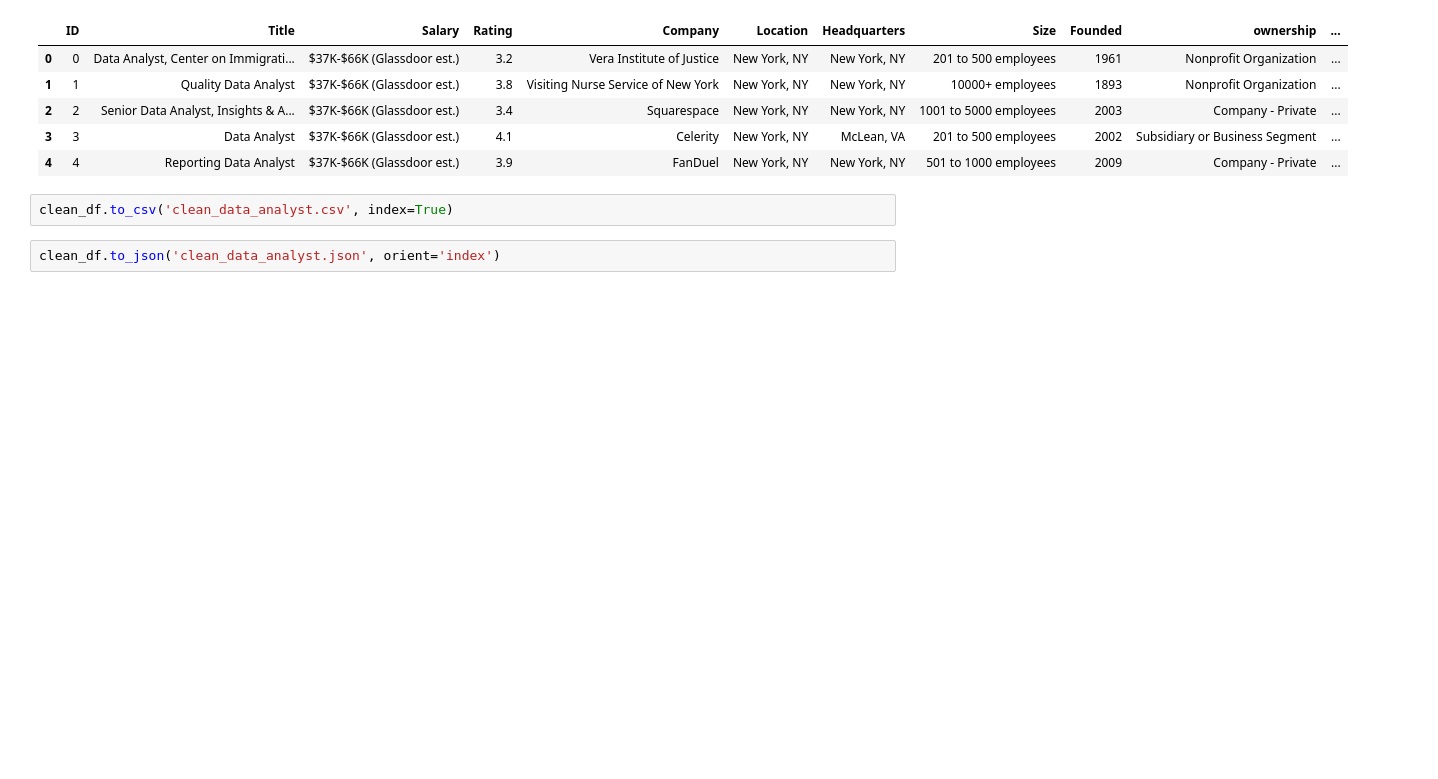
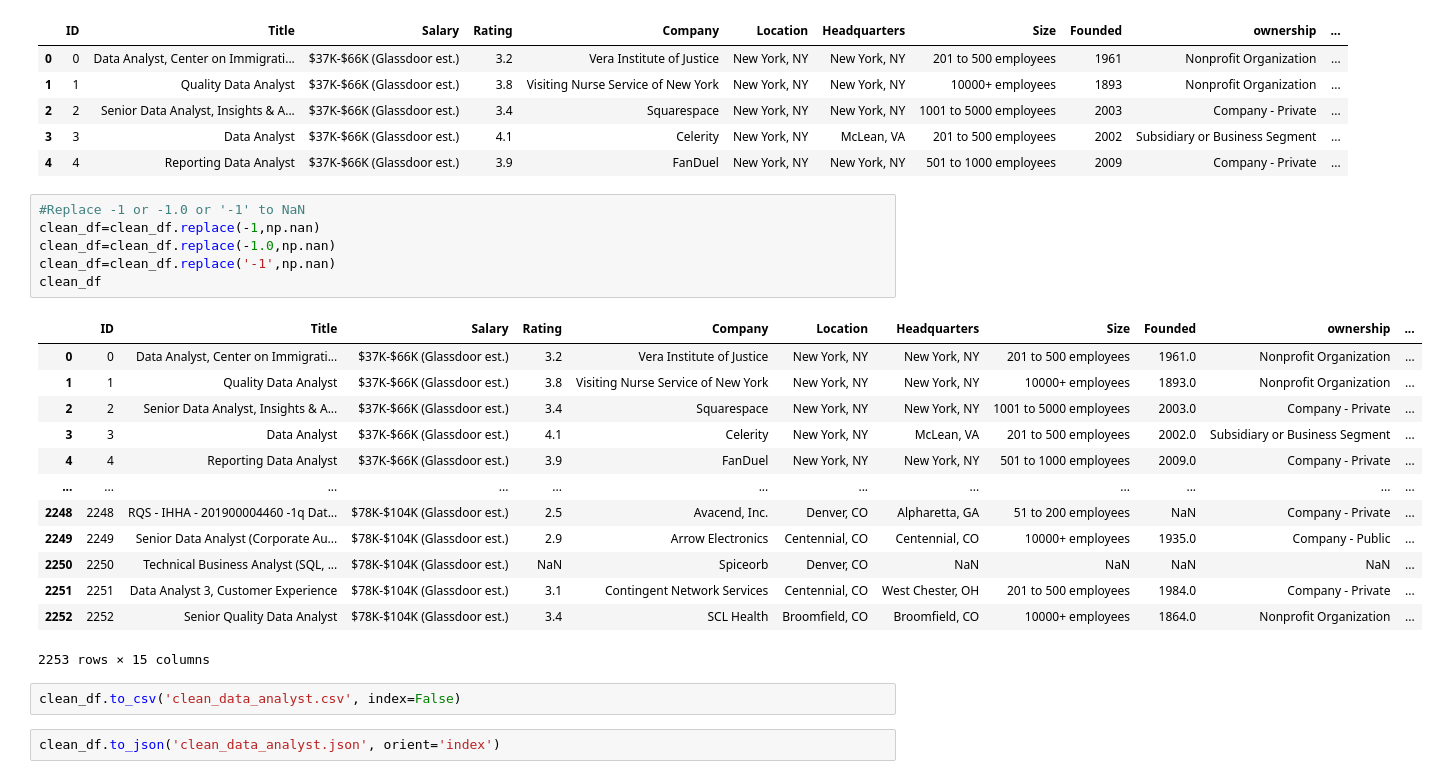
Before and after one commit to davism02/Data-Analyst-Project-3, a Jupyter notebook: Data/datacleaning.ipynb, the cells around one changed output. Saved outputs shown, nothing was run; the diff lists cells and outputs as text; blank space fills up the shorter version.

```diff
--- a/Data/datacleaning.ipynb
+++ b/Data/datacleaning.ipynb
@@ -83,7 +95,27 @@ clean_df.head()
 | 2 | 2 | Senior Data Analyst, Insights & A... | $37K-$66K (Glassdoor est.) | 3.4 | Squarespace | New York, NY | New York, NY | 1001 to 5000 employees | 2003 | Company - Private | ... |
 | 3 | 3 | Data Analyst | $37K-$66K (Glassdoor est.) | 4.1 | Celerity | New York, NY | McLean, VA | 201 to 500 employees | 2002 | Subsidiary or Business Segment | ... |
 | 4 | 4 | Reporting Data Analyst | $37K-$66K (Glassdoor est.) | 3.9 | FanDuel | New York, NY | New York, NY | 501 to 1000 employees | 2009 | Company - Private | ... |
+# %%
+#Replace -1 or -1.0 or '-1' to NaN
+clean_df=clean_df.replace(-1,np.nan)
+clean_df=clean_df.replace(-1.0,np.nan)
+clean_df=clean_df.replace('-1',np.nan)
+clean_df
+# %% [output]
+|  | ID | Title | Salary | Rating | Company | Location | Headquarters | Size | Founded | ownership | ... |
+| 0 | 0 | Data Analyst, Center on Immigrati... | $37K-$66K (Glassdoor est.) | 3.2 | Vera Institute of Justice | New York, NY | New York, NY | 201 to 500 employees | 1961.0 | Nonprofit Organization | ... |
+| 1 | 1 | Quality Data Analyst | $37K-$66K (Glassdoor est.) | 3.8 | Visiting Nurse Service of New York | New York, NY | New York, NY | 10000+ employees | 1893.0 | Nonprofit Organization | ... |
+| 2 | 2 | Senior Data Analyst, Insights & A... | $37K-$66K (Glassdoor est.) | 3.4 | Squarespace | New York, NY | New York, NY | 1001 to 5000 employees | 2003.0 | Company - Private | ... |
+| 3 | 3 | Data Analyst | $37K-$66K (Glassdoor est.) | 4.1 | Celerity | New York, NY | McLean, VA | 201 to 500 employees | 2002.0 | Subsidiary or Business Segment | ... |
+| 4 | 4 | Reporting Data Analyst | $37K-$66K (Glassdoor est.) | 3.9 | FanDuel | New York, NY | New York, NY | 501 to 1000 employees | 2009.0 | Company - Private | ... |
+| ... | ... | ... | ... | ... | ... | ... | ... | ... | ... | ... | ... |
+| 2248 | 2248 | RQS - IHHA - 201900004460 -1q Dat... | $78K-$104K (Glassdoor est.) | 2.5 | Avacend, Inc. | Denver, CO | Alpharetta, GA | 51 to 200 employees | NaN | Company - Private | ... |
+| 2249 | 2249 | Senior Data Analyst (Corporate Au... | $78K-$104K (Glassdoor est.) | 2.9 | Arrow Electronics | Centennial, CO | Centennial, CO | 10000+ employees | 1935.0 | Company - Public | ... |
+| 2250 | 2250 | Technical Business Analyst (SQL, ... | $78K-$104K (Glassdoor est.) | NaN | Spiceorb | Denver, CO | NaN | NaN | NaN | NaN | ... |
+| 2251 | 2251 | Data Analyst 3, Customer Experience | $78K-$104K (Glassdoor est.) | 3.1 | Contingent Network Services | Centennial, CO | West Chester, OH | 201 to 500 employees | 1984.0 | Company - Private | ... |
+| 2252 | 2252 | Senior Quality Data Analyst | $78K-$104K (Glassdoor est.) | 3.4 | SCL Health | Broomfield, CO | Broomfield, CO | 10000+ employees | 1864.0 | Nonprofit Organization | ... |
+2253 rows × 15 columns
 # %%
-clean_df.to_csv('clean_data_analyst.csv', index=True)
+clean_df.to_csv('clean_data_analyst.csv', index=False)
 # %%
 clean_df.to_json('clean_data_analyst.json', orient='index')
```
Also changed, not shown: parts of 2 cells of this notebook, 10 other files.
